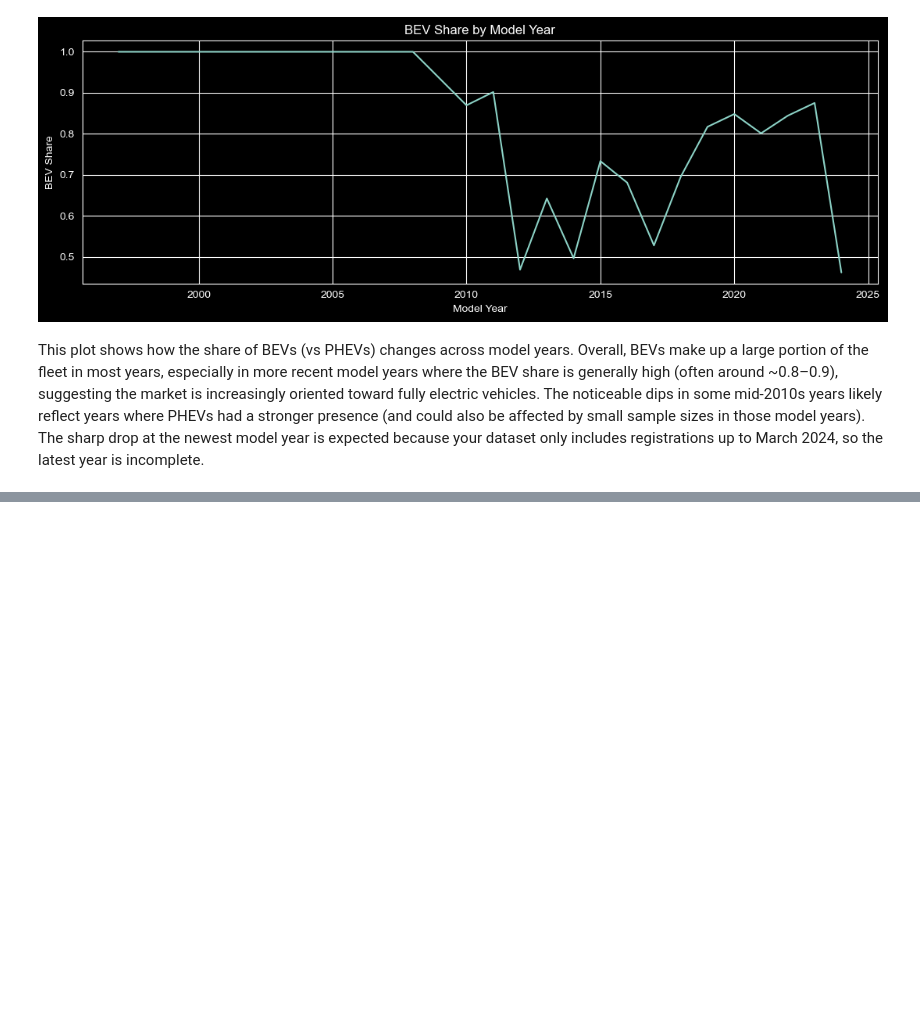
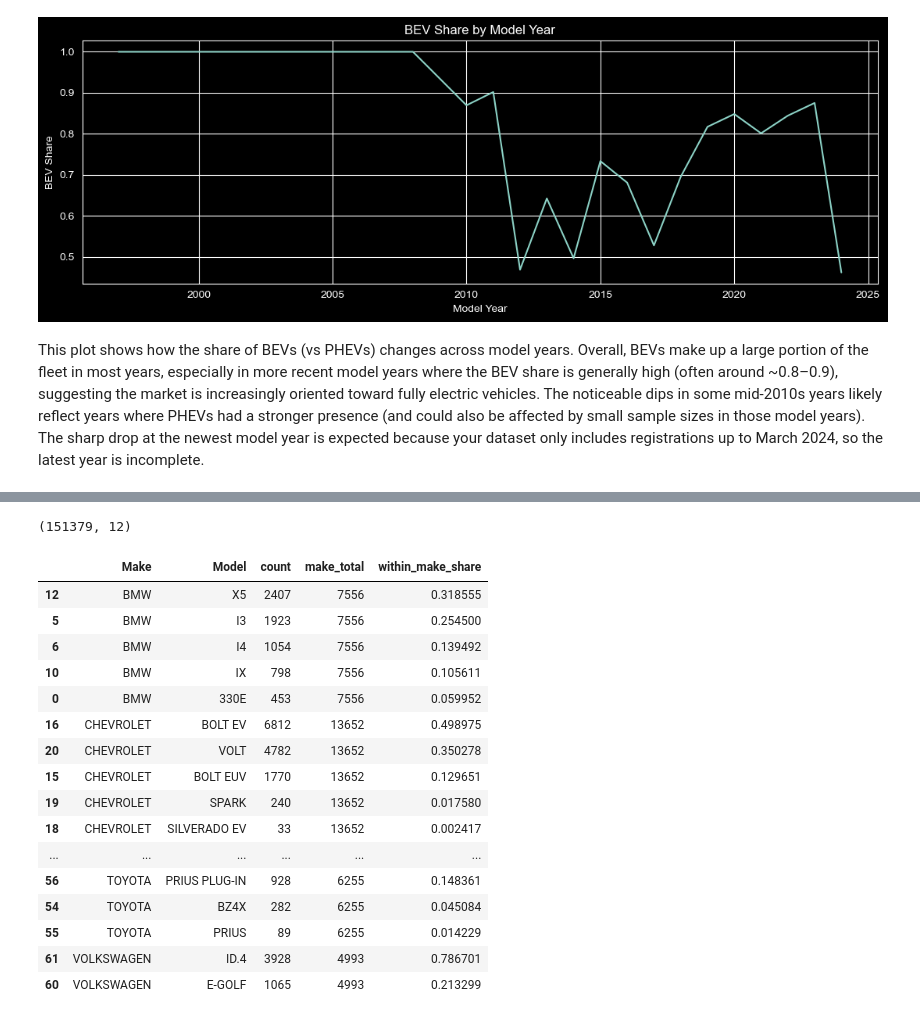
Before and after one commit to dongbaiqi22/EV_analysis, a Jupyter notebook: notebooks/02_EDA_market_analysis.ipynb, the cells around one changed output, grey strips where cells are left out. Drawn from its saved outputs; the diff is of its cells as text; code cells hidden in the pictures; blank space fills up the shorter version.

```diff
--- a/notebooks/02_EDA_market_analysis.ipynb
+++ b/notebooks/02_EDA_market_analysis.ipynb
@@ -244,0 +282,14 @@ This plot shows how the share of BEVs (vs PHEVs) changes across model years. Ove
+# %%
+#Find the top 10 model makes
+TOP_N_MAKES = 10
+
+top_makes = (
+    df[MAKE_COL]
+    .value_counts()
+    .head(TOP_N_MAKES)
+    .reset_index()
+)
+top_makes.columns = [MAKE_COL, "make_count"]
+top_makes["make_share"] = top_makes["make_count"] / top_makes["make_count"].sum()
+
+top_makes
@@ -244,0 +308,51 @@ This plot shows how the share of BEVs (vs PHEVs) changes across model years. Ove
+# %%
+# Filter the data to include only the top makes and check the dataframe dimensions.
+top_make_list = top_makes[MAKE_COL].tolist()
+df_top = df[df[MAKE_COL].isin(top_make_list)].copy()
+
+df_top.shape
+# %% [output]
+(151379, 12)
+# %%
+# Identify the top 5 models within each make by count and compute each model's share within its make.
+TOP_K_MODELS_PER_MAKE = 5
+
+model_tbl = (
+    df_top
+    .groupby([MAKE_COL, MODEL_COL])
+    .size()
+    .rename("count")
+    .reset_index()
+)
+
+# within-make totals + share
+model_tbl["make_total"] = model_tbl.groupby(MAKE_COL)["count"].transform("sum")
+model_tbl["within_make_share"] = model_tbl["count"] / model_tbl["make_total"]
+
+# take top K models within each make
+model_topk = (
+    model_tbl.sort_values([MAKE_COL, "count"], ascending=[True, False])
+    .groupby(MAKE_COL)
+    .head(TOP_K_MODELS_PER_MAKE)
+    .sort_values([MAKE_COL, "count"], ascending=[True, False])
+)
+
+model_topk
+# %% [output]
+|  | Make | Model | count | make_total | within_make_share |
+| 12 | BMW | X5 | 2407 | 7556 | 0.318555 |
+| 5 | BMW | I3 | 1923 | 7556 | 0.254500 |
+| 6 | BMW | I4 | 1054 | 7556 | 0.139492 |
+| 10 | BMW | IX | 798 | 7556 | 0.105611 |
+| 0 | BMW | 330E | 453 | 7556 | 0.059952 |
+| 16 | CHEVROLET | BOLT EV | 6812 | 13652 | 0.498975 |
+| 20 | CHEVROLET | VOLT | 4782 | 13652 | 0.350278 |
+| 15 | CHEVROLET | BOLT EUV | 1770 | 13652 | 0.129651 |
+| 19 | CHEVROLET | SPARK | 240 | 13652 | 0.017580 |
+| 18 | CHEVROLET | SILVERADO EV | 33 | 13652 | 0.002417 |
+| ... | ... | ... | ... | ... | ... |
+| 56 | TOYOTA | PRIUS PLUG-IN | 928 | 6255 | 0.148361 |
+| 54 | TOYOTA | BZ4X | 282 | 6255 | 0.045084 |
+| 55 | TOYOTA | PRIUS | 89 | 6255 | 0.014229 |
+| 61 | VOLKSWAGEN | ID.4 | 3928 | 4993 | 0.786701 |
+| 60 | VOLKSWAGEN | E-GOLF | 1065 | 4993 | 0.213299 |
```
Also changed, not shown: parts of 7 cells of this notebook.
